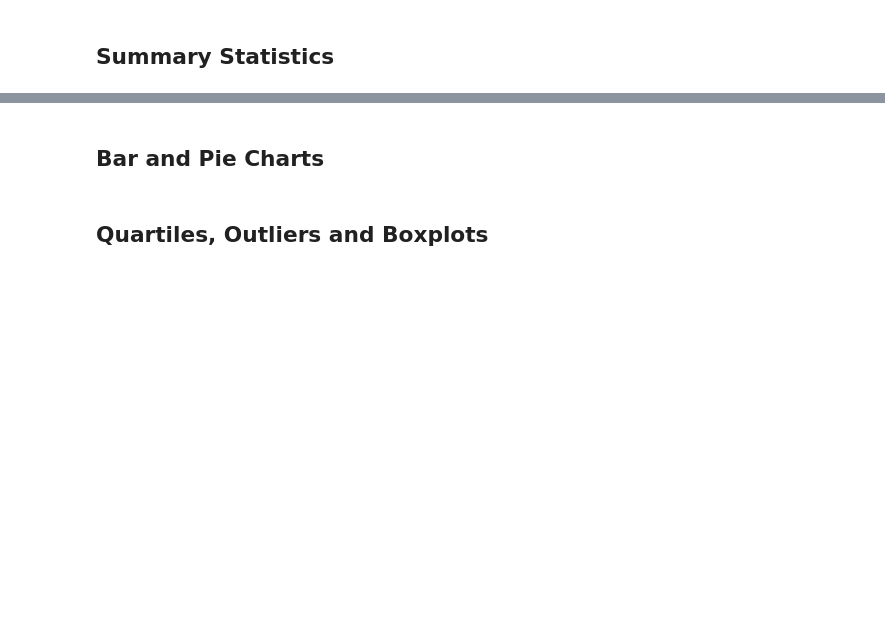
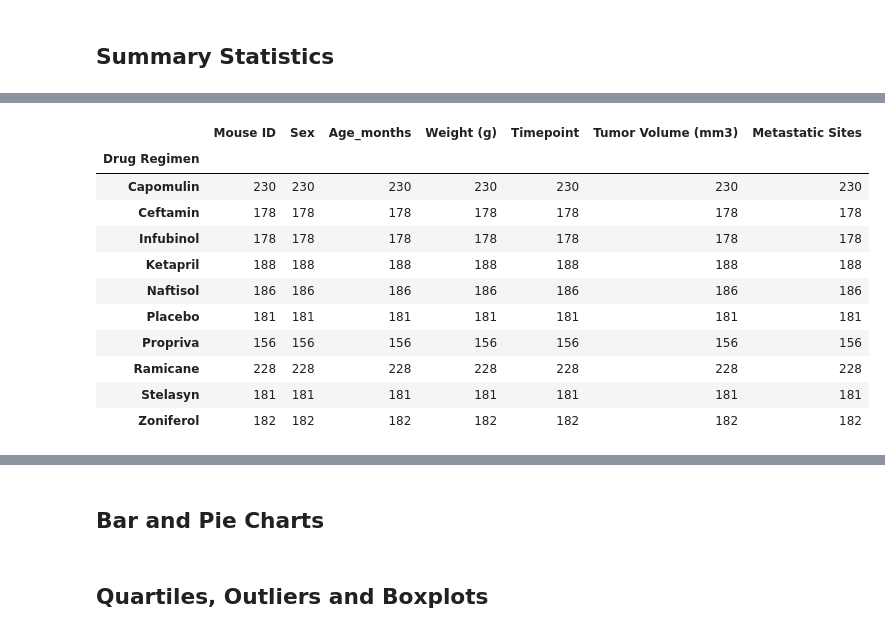
Before and after one commit to acsours/matplotlib-homework, a Jupyter notebook: pymaceuticals_starter.ipynb, the cells around one changed output, grey strips where cells are left out. Saved outputs shown, nothing was run; the diff lists cells and outputs as text; code cells hidden in the pictures; blank space fills up the shorter version.

Commit message:
summary statistics df by drug regimen

```diff
--- a/pymaceuticals_starter.ipynb
+++ b/pymaceuticals_starter.ipynb
@@ -159,3 +149,5 @@ merged_df.groupby('Mouse ID').count()
 # %%
-# Create a clean DataFrame by dropping the duplicate mouse by its ID.
+# Create a clean DataFrame by dropping the duplicate mouse by its ID., also resets index of DF
+
+cleaned_df=cleaned_df.reset_index(drop=True)
 # %%
@@ -170,0 +176,17 @@ merged_df.groupby('Mouse ID').count()
+# %%
+# Use groupby and summary statistical methods to calculate the following properties of each drug regimen:
+drug_df=cleaned_df.groupby('Drug Regimen')
+drug_df.count()
+# %% [output]
+|  | Mouse ID | Sex | Age_months | Weight (g) | Timepoint | Tumor Volume (mm3) | Metastatic Sites |
+| Drug Regimen |  |  |  |  |  |  |  |
+| Capomulin | 230 | 230 | 230 | 230 | 230 | 230 | 230 |
+| Ceftamin | 178 | 178 | 178 | 178 | 178 | 178 | 178 |
+| Infubinol | 178 | 178 | 178 | 178 | 178 | 178 | 178 |
+| Ketapril | 188 | 188 | 188 | 188 | 188 | 188 | 188 |
+| Naftisol | 186 | 186 | 186 | 186 | 186 | 186 | 186 |
+| Placebo | 181 | 181 | 181 | 181 | 181 | 181 | 181 |
+| Propriva | 156 | 156 | 156 | 156 | 156 | 156 | 156 |
+| Ramicane | 228 | 228 | 228 | 228 | 228 | 228 | 228 |
+| Stelasyn | 181 | 181 | 181 | 181 | 181 | 181 | 181 |
+| Zoniferol | 182 | 182 | 182 | 182 | 182 | 182 | 182 |
```
Also changed, not shown: parts of 10 cells of this notebook.
